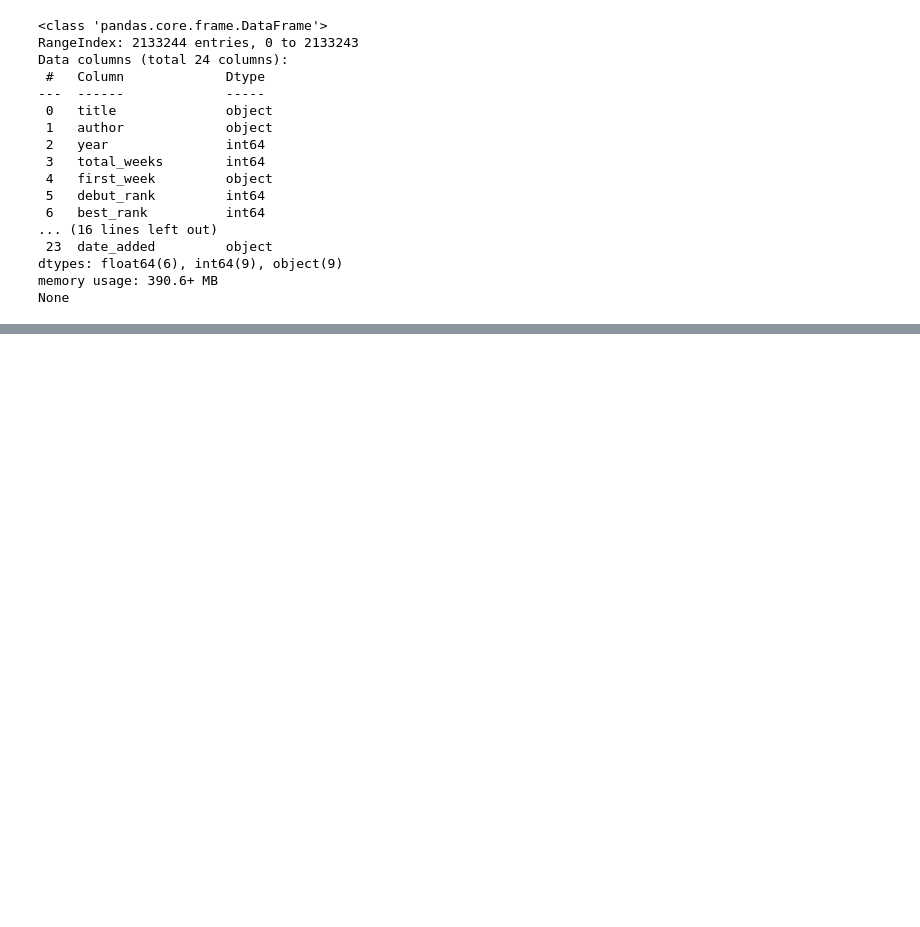
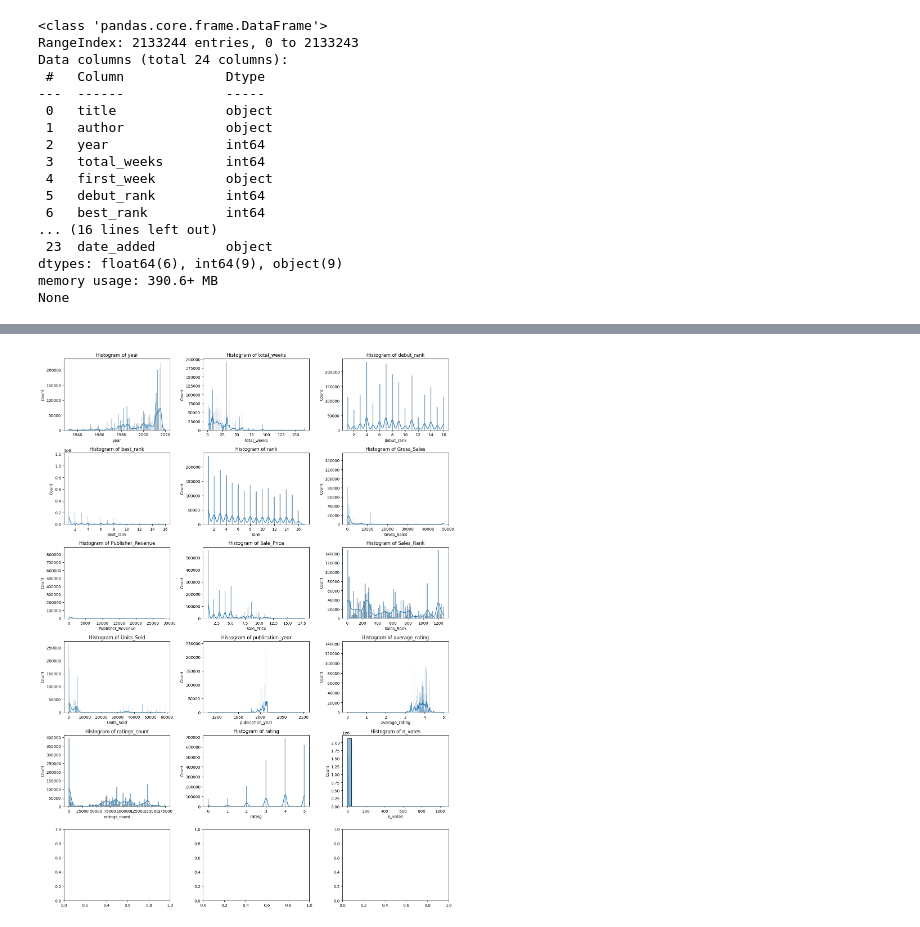
Before and after one commit to fountainhead-2207/DS102, a Jupyter notebook: notebooks/EDA_overall.ipynb, the cells around one changed output, grey strips where cells are left out. Cells and saved outputs as stored; diff of their text form; code cells hidden in the pictures; blank space fills up the shorter version.

```diff
--- a/notebooks/EDA_overall.ipynb
+++ b/notebooks/EDA_overall.ipynb
@@ -38,0 +49,19 @@ df['']
+# %%
+num_cols = ['year', 'total_weeks', 'debut_rank', 'best_rank', 'rank',
+            'Gross_Sales', 'Publisher_Revenue', 'Sale_Price', 'Sales_Rank',
+            'Units_Sold', 'publication_year', 'average_rating', 'ratings_count',
+            'rating', 'n_votes']
+
+cat_cols = ['Author_Rating', 'Genre']
+
+text_cols = ['title', 'author', 'description', 'review_text']
+# %%
+fig, axes = plt.subplots(len(num_cols)//3 + 1, 3, figsize=(15, 20))
+axes = axes.flatten()
+for i, col in enumerate(num_cols):
+    sns.histplot(df[col].dropna(), kde=True, ax=axes[i])
+    axes[i].set_title(f'Histogram of {col}')
+plt.tight_layout()
+plt.show()
+# %% [output]
+[figure, added]
```
Also changed, not shown: parts of 11 cells of this notebook, 4 other files.
